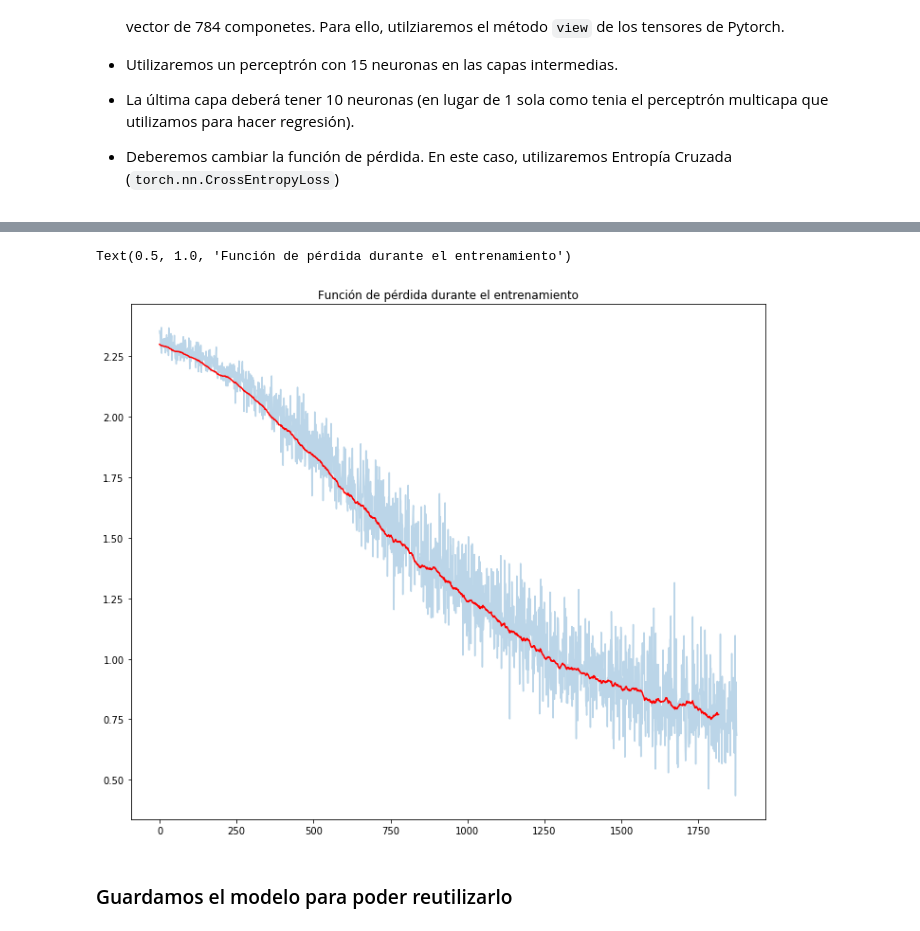
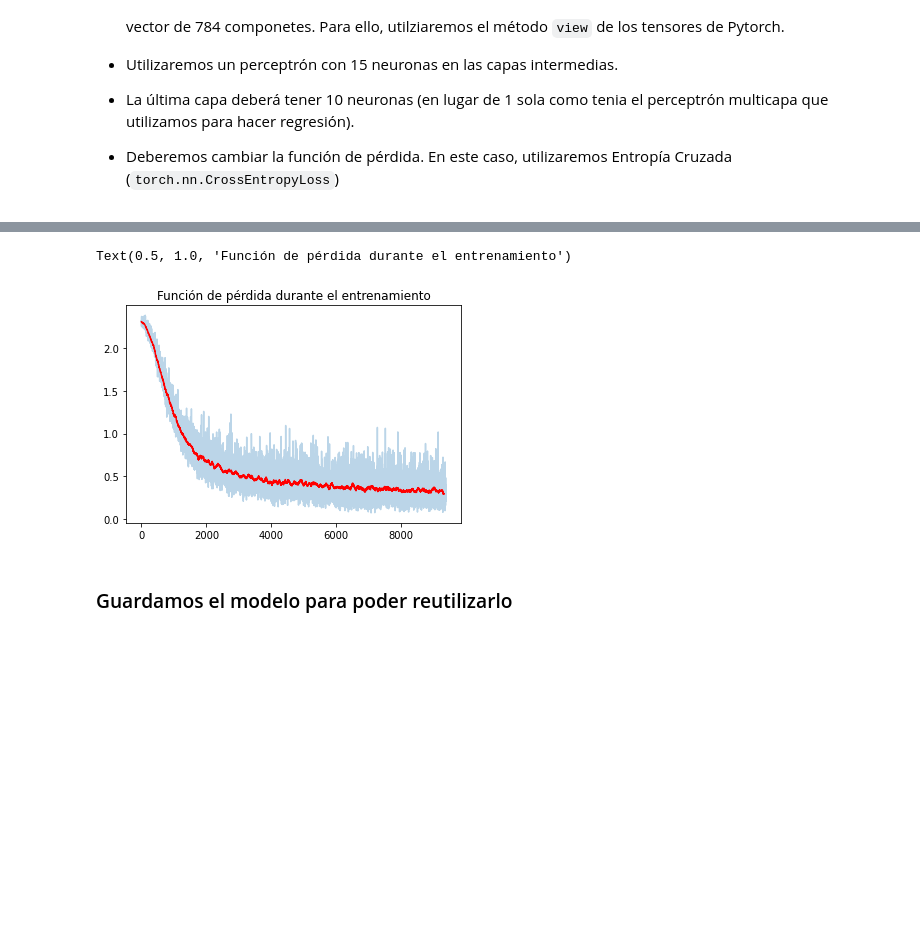
Before and after one commit to EmilianoLS/DiTellaML, a Jupyter notebook: Deep Learning/Práctica_3_Estudiantes.ipynb, the cells around one changed output, grey strips where cells are left out. Drawn from its saved outputs; the diff is of its cells as text; code cells hidden in the pictures; blank space fills up the shorter version.

```diff
--- a/Deep Learning/Práctica_3_Estudiantes.ipynb
+++ b/Deep Learning/Práctica_3_Estudiantes.ipynb
@@ -45,12 +55,14 @@ from torch.utils.data import TensorDataset, DataLoader
 class NetMLP(torch.nn.Module):
     def __init__(self, input_features, size_hidden, n_output):
         super(NetMLP, self).__init__()
-        self.hidden1 = ...
-        self.hidden2 = ...
-        self.out = ....
+        self.hidden1 = nn.Linear(input_features, size_hidden)
+        self.hidden2 = nn.Linear(size_hidden, size_hidden)
+        self.out = nn.Linear(size_hidden, n_output)
 
     def forward(self, x):
-        x = ....         # linear output
+        x = F.relu(self.hidden1(x))         # linear output
+        x = F.relu(self.hidden2(x))
+        x = self.out(x)
         return x
 # %%
 # Definimos el modelo del perceptrón
@@ -76,7 +88,7 @@ net.to(device)
 optimizer = torch.optim.Adam(net.parameters(), lr=learning_rate)
 
 # Definimos también la función de pérdida a utilizar
-criterion = ......
+criterion = torch.nn.CrossEntropyLoss()
 
 # Creamos un loader iterable indicandole que debe leer los datos a partir de
 # del dataset creado en el paso anterior. Este objeto puede ser iterado
@@ -100,6 +112,7 @@ for i in range(num_epochs):
 
         # Movemos los tensores a memoria de GPU
         x = x.to(device)
+        x = x.view(x.size(0), -1) # Agregado para "aplanar" la entrada y que la red pueda leer los inputs
         y = y.to(device)
 
         # Realizo la pasada forward por la red
@@ -132,5 +149,5 @@ Epoch 0, loss = 0.684629
 Text(0.5, 1.0, 'Función de pérdida durante el entrenamiento')
-[figure, old version]
+[figure, new version]
 # %% [markdown]
 ### Guardamos el modelo para poder reutilizarlo
 # %%
```
Also changed, not shown: parts of 3 cells of this notebook.
